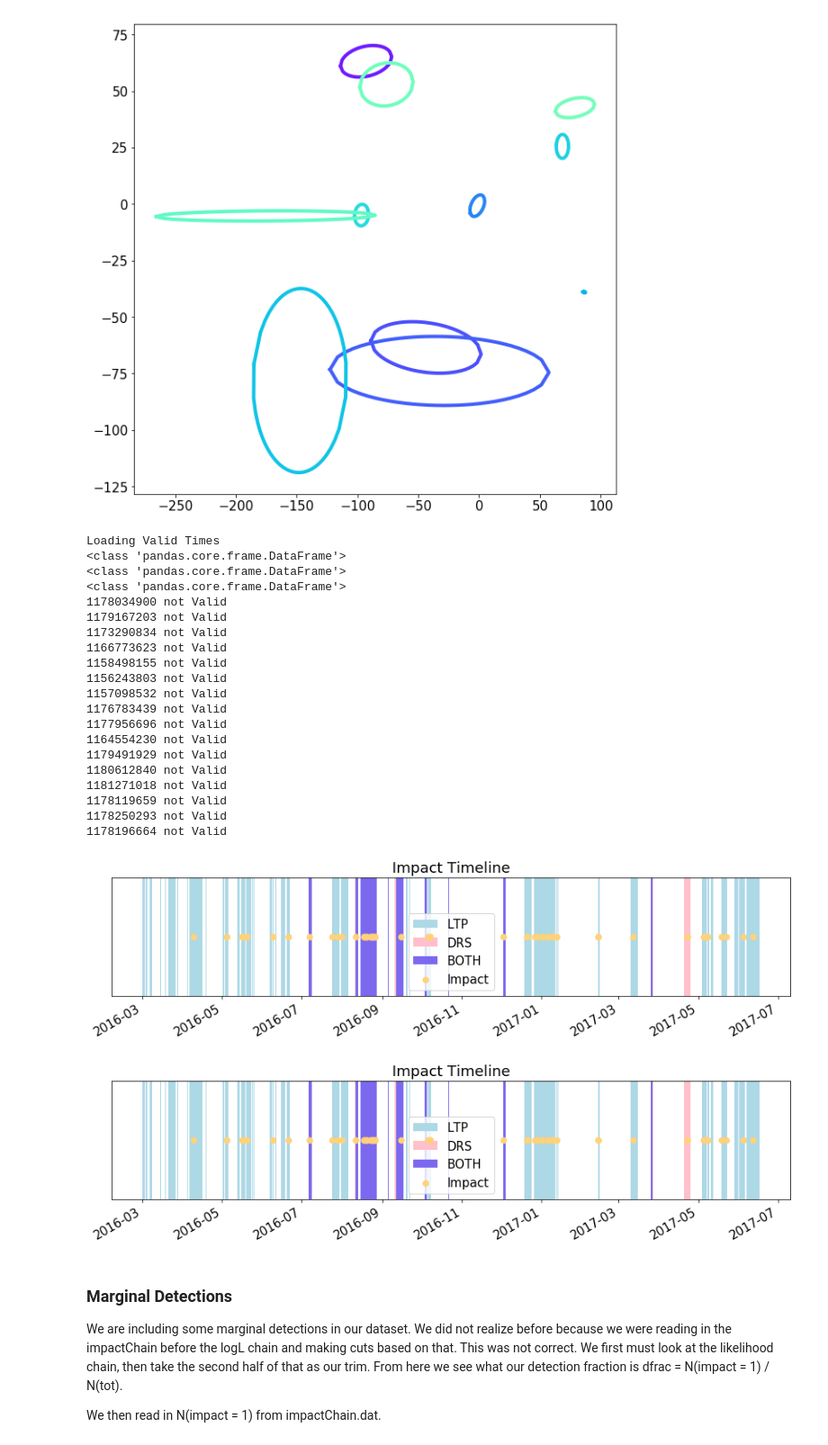
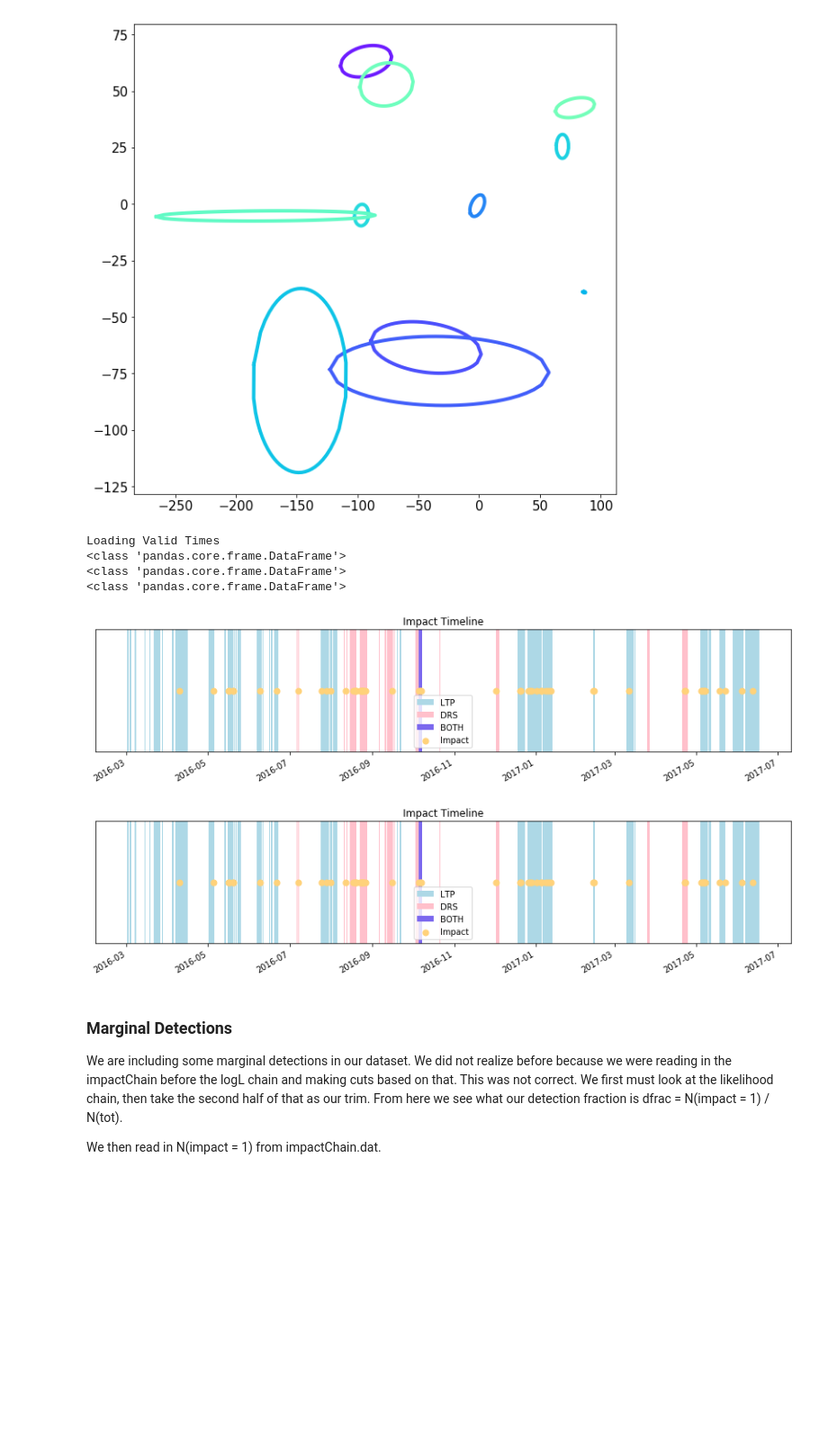
Before and after one commit to tlittenberg/LISAPathfinder, a Jupyter notebook: scripts/Analysis/scripts/impact_catalog_examples.ipynb, the cells around one changed output. Shown at 90% size. Cells and saved outputs as stored; diff of their text form; code cells hidden in the pictures; blank space fills up the shorter version.

```diff
--- a/scripts/Analysis/scripts/impact_catalog_examples.ipynb
+++ b/scripts/Analysis/scripts/impact_catalog_examples.ipynb
@@ -150,6 +232,6 @@ Plots and fits a power law given a parameter like 'Ptot', 'lat', 'lon' etc
 # %%
 # Without dropping the maxiumum impact
-fig, ax = impactList.plotPowerLaw(param = 'Ptot', credibles = [0.99, 0.9, 0.5], weight = True,
+fig, ax = plotPowerLaw(impactList, param = 'Ptot', credibles = [0.99, 0.9, 0.5], weight = True,
                                   drop_max = False)
 ax.set_title('Maximum Impact Kept')
 
@@ -346,7 +430,9 @@ def getisGlitch(segment, df_veto):
         return df_veto['isGlitch'].values[index]
 
 def getSearchTimes():
-    search_times = pd.read_csv(BASE_DIR + dataDir + '/keyansegments.txt', #'/segment_list_NEW.txt',
+    search_times = pd.read_csv(BASE_DIR + '/scripts/segment_list_NEW.txt',
+                               #dataDir + '/keyansegments.txt',
+                               #'/segment_list_NEW.txt',
             header = 'infer', delim_whitespace = True)
 
     return search_times
@@ -496,52 +582,37 @@ def timeline(self, dataDir  = dataDir, timeDir = BASE_DIR + '/data/observed_time
 
     # OLD
     direc = "/Users/shouriha/LISAPathfinder/scripts/Analysis/data/OLD/OLD_TIMES_0526"
     df_veto = impactList.impact_list[0].getVetoList()
     search_times = getSearchTimes()
     for root, dirs, files in os.walk(direc):
         filenames = files
     old_impact_inv = getGRSSegments(filenames)
 
     old_impact = []
     for o in old_impact_inv:
-        if isValid(o, df_veto, search_times) and getisValidSearch_old(o):#not getisGlitch(o, df_veto):
+        if isValid(o, df_veto, search_times) and getisValidSearch_old(o):
+            #not getisGlitch(o, df_veto):
             old_impact.append(o)
         else:
             print(o, 'not Valid')
 
     ax.legend()
 
     return fig
 
 
 
 
 
 
 timeline(impactList)
 # %% [output]
 Loading Valid Times
 <class 'pandas.core.frame.DataFrame'>
 <class 'pandas.core.frame.DataFrame'>
 <class 'pandas.core.frame.DataFrame'>
-1178034900 not Valid
-1179167203 not Valid
-1173290834 not Valid
-1166773623 not Valid
-1158498155 not Valid
-1156243803 not Valid
-1157098532 not Valid
-1176783439 not Valid
-1177956696 not Valid
-1164554230 not Valid
-1179491929 not Valid
-1180612840 not Valid
-1181271018 not Valid
-1178119659 not Valid
-1178250293 not Valid
-1178196664 not Valid
-[figure, old version]
+[figure, new version]
-[figure, old version]
+[figure, new version]
 # %% [markdown]
 ### Marginal Detections
 We are including some marginal detections in our dataset.
```
Also changed, not shown: parts of 4 cells of this notebook.
